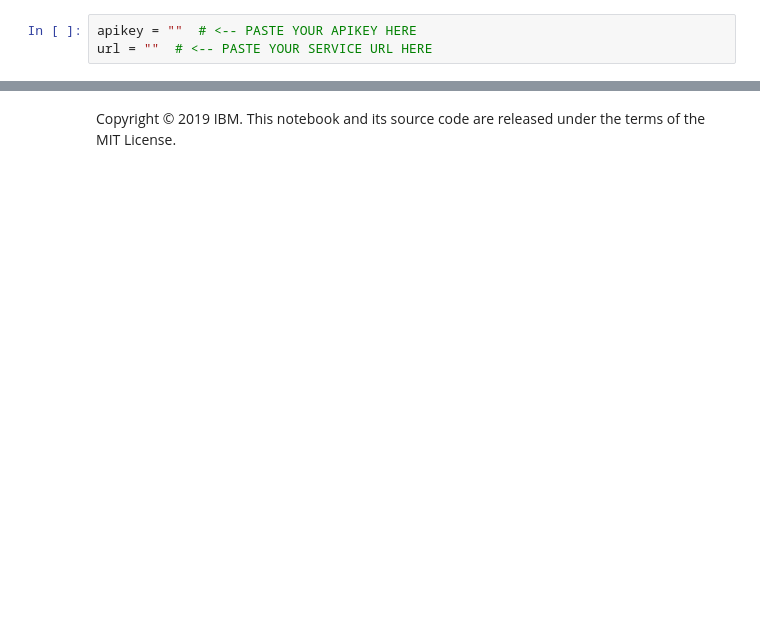
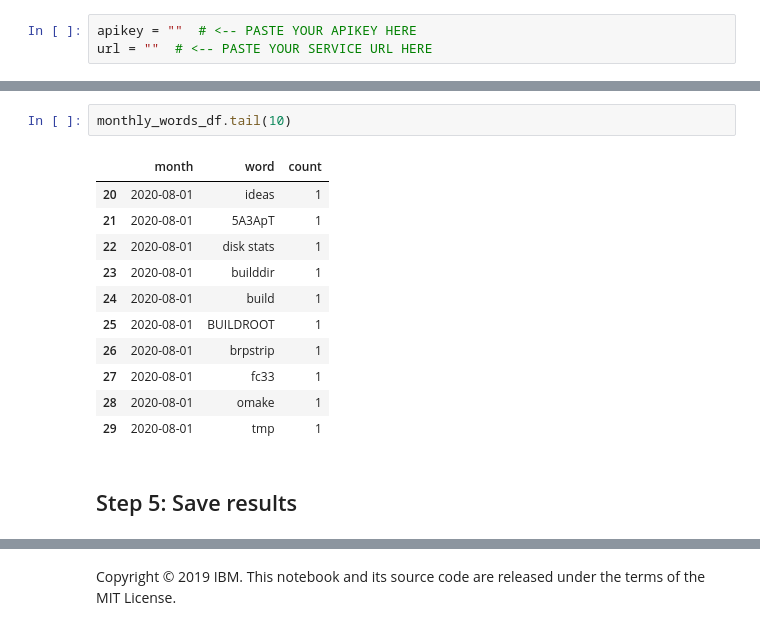
Before and after one commit to tumido/mailing-list-analysis-toolkit, a Jupyter notebook: notebooks/stage/watson_keywords.ipynb, the cells around one changed output, grey strips where cells are left out. Cells and saved outputs as stored; diff of their text form; blank space fills up the shorter version.

```diff
--- a/notebooks/stage/watson_keywords.ipynb
+++ b/notebooks/stage/watson_keywords.ipynb
@@ -358,0 +342,16 @@ Follow the steps in this topic: [Adding a project token](https://dataplatform.cl
+# %%
+monthly_words_df.tail(10)
+# %% [output]
+|  | month | word | count |
+| 20 | 2020-08-01 | ideas | 1 |
+| 21 | 2020-08-01 | 5A3ApT | 1 |
+| 22 | 2020-08-01 | disk stats | 1 |
+| 23 | 2020-08-01 | builddir | 1 |
+| 24 | 2020-08-01 | build | 1 |
+| 25 | 2020-08-01 | BUILDROOT | 1 |
+| 26 | 2020-08-01 | brpstrip | 1 |
+| 27 | 2020-08-01 | fc33 | 1 |
+| 28 | 2020-08-01 | omake | 1 |
+| 29 | 2020-08-01 | tmp | 1 |
+# %% [markdown]
+## Step 5: Save results
```
Also changed, not shown: parts of 47 cells of this notebook, 2 other files.
